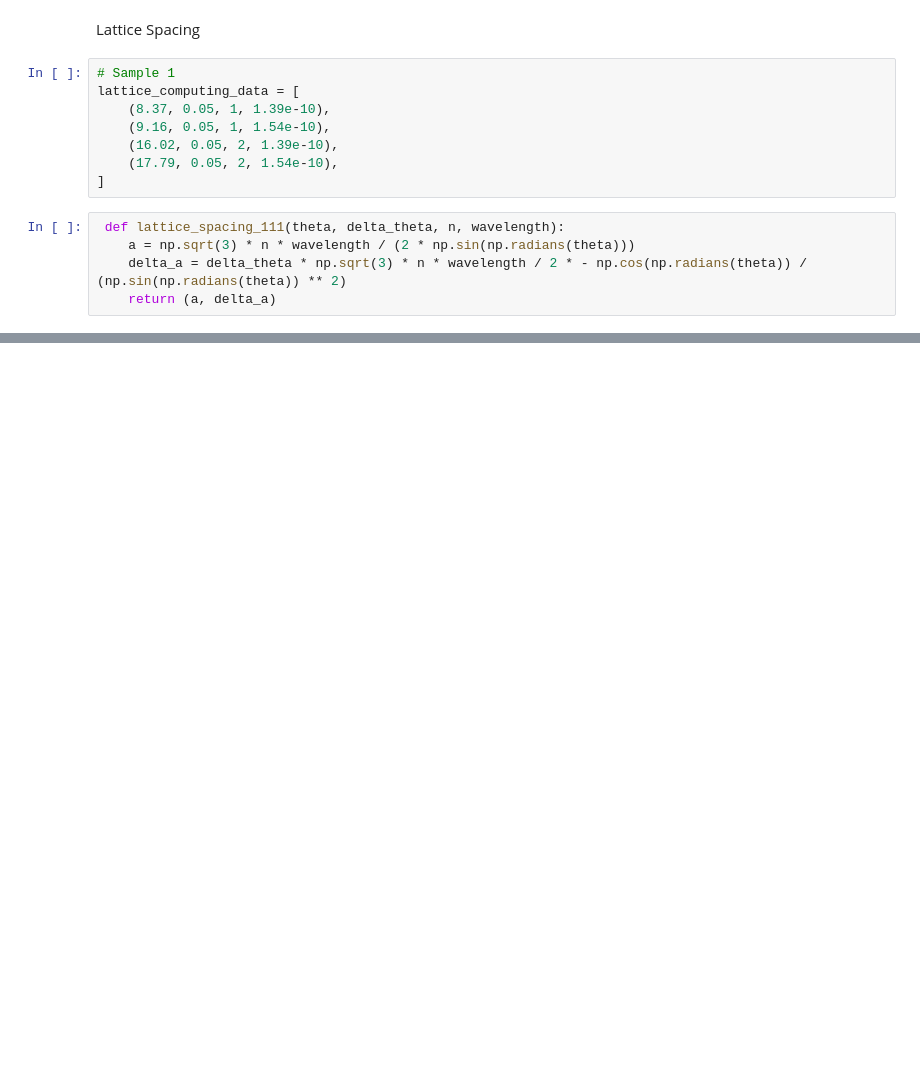
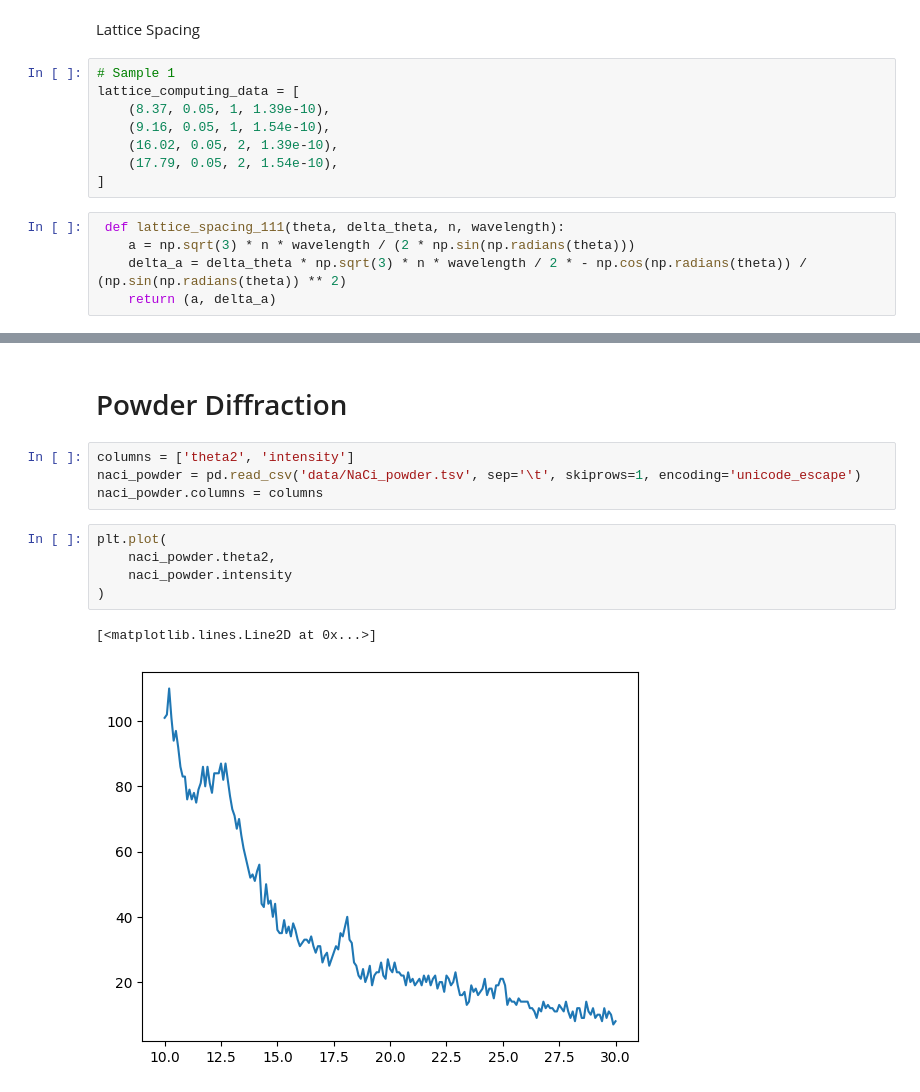
Before and after one commit to RoyZhenLongLim/PHYS3112, a Jupyter notebook: AXRD/experiment.ipynb, the cells around one changed output, grey strips where cells are left out. Saved outputs shown, nothing was run; the diff lists cells and outputs as text; blank space fills up the shorter version.

Commit message:
included more data

```diff
--- a/AXRD/experiment.ipynb
+++ b/AXRD/experiment.ipynb
@@ -236,0 +248,14 @@ for (theta, delta_theta, n, wavelength) in lattice_computing_data:
+# %% [markdown]
+# Powder Diffraction
+# %%
+columns = ['theta2', 'intensity']
+naci_powder = pd.read_csv('data/NaCi_powder.tsv', sep='\t', skiprows=1, encoding='unicode_escape')
+naci_powder.columns = columns
+# %%
+plt.plot(
+    naci_powder.theta2,
+    naci_powder.intensity
+)
+# %% [output]
+[<matplotlib.lines.Line2D at 0x...>]
+[figure, added]
```
Also changed, not shown: parts of 7 cells of this notebook, 1 other file.
